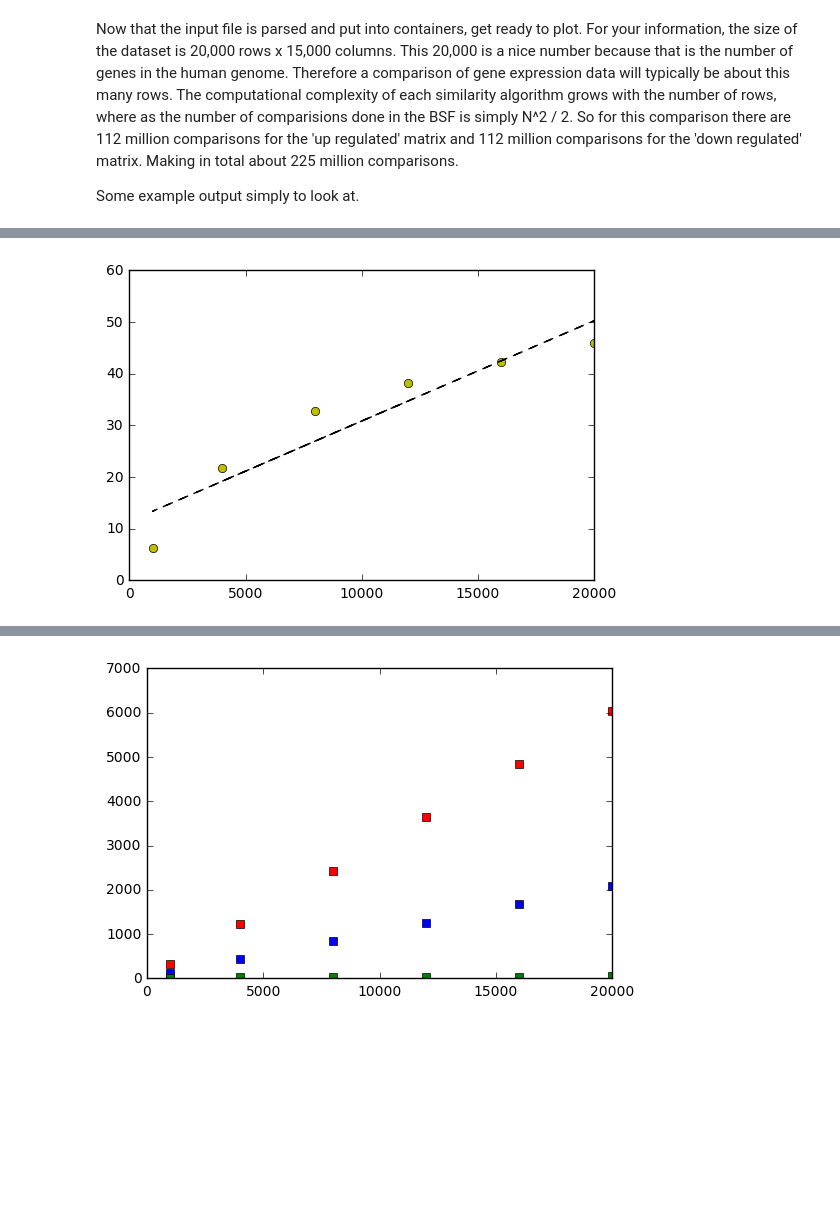
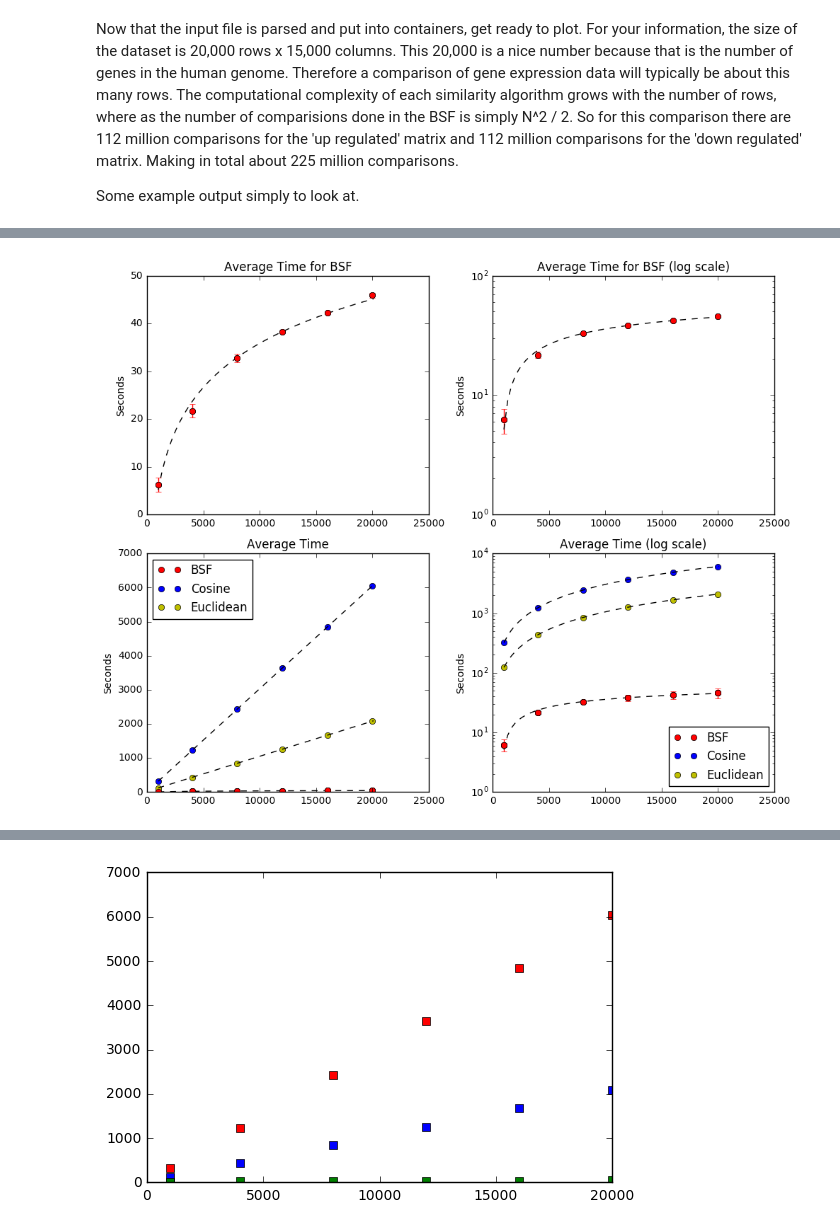
Before and after one commit to samuelpayne/TimeTrialsForBSF, a Jupyter notebook: GraphTimeTrials.ipynb, the cells around one changed output, grey strips where cells are left out. Saved outputs shown, nothing was run; the diff lists cells and outputs as text; code cells hidden in the pictures; blank space fills up the shorter version.

Commit message:
fix the curve fitting and add CI in  the final figure

```diff
--- a/GraphTimeTrials.ipynb
+++ b/GraphTimeTrials.ipynb
@@ -28,28 +30,86 @@ import matplotlib.pyplot as plt
 # %%
 #BitLengths = number of bits in a signature. called 'bl' for short
-bl = list(Parser.SeriesData["cosine"].AverageTime.keys())
-cosine_observedtimes = list(Parser.SeriesData["cosine"].AverageTime.values())
-euclidean_observedtimes = list(Parser.SeriesData["euclidean"].AverageTime.values())
-bsf_observedtimes = list(Parser.SeriesData["original popcount"].AverageTime.values())
+bl = np.array(list(Parser.SeriesData["cosine"].AverageTime.keys()), dtype='float')
+cosine_observedtimes = np.array(list(Parser.SeriesData["cosine"].AverageTime.values()), dtype='float')
+euclidean_observedtimes = np.array(list(Parser.SeriesData["euclidean"].AverageTime.values()), dtype='float')
+bsf_observedtimes = np.array(list(Parser.SeriesData["original popcount"].AverageTime.values()), dtype='float')
+bl = np.sort(bl)
+cosine_observedtimes = np.sort(cosine_observedtimes)
+euclidean_observedtimes = np.sort(euclidean_observedtimes)
+bsf_observedtimes = np.sort(bsf_observedtimes)
 
 #now make fit functions, like in an example that I found online
 #(http://stackoverflow.com/questions/6148207/linear-regression-with-matplotlib-numpy)
 #all functions have the same bit length, so they all use 'bl' as the x coordinate
-fit_cosine = np.polyfit(bl, cosine_observedtimes, 1)
-fit_cosine_fx = np.poly1d(fit_cosine)
-fit_euclidean = np.polyfit(bl, euclidean_observedtimes, 1)
-fit_euclidean_fx = np.poly1d(fit_euclidean)
-fit_bsf = np.polyfit(bl, bsf_observedtimes, 1)
-fit_bsf_fx = np.poly1d(fit_bsf)
+x_new = np.linspace(bl[0], bl[-1]+100, num=len(bl)*10)
+cosine_coefs = poly.polyfit(bl, cosine_observedtimes, 1)
+cosine_ffit = poly.polyval(x_new, cosine_coefs)
+euclidean_coefs = poly.polyfit(bl, euclidean_observedtimes, 1)
+euclidean_ffit = poly.polyval(x_new, euclidean_coefs)
+# fit to y = a + b logx
+bsf_coefs = poly.polyfit(np.log(bl), bsf_observedtimes, 1)
+bsf_ffit = poly.polyval(np.log(x_new), bsf_coefs)
+
+# calculate 95% confidence interval for the mean of N draws
+def get_CI(mu, sigma, prob=0.90, num = 1):
+    _min, _max = stats.norm.interval(prob, loc=mu, scale=sigma/np.sqrt(num))
+    return [mu-_min, _max-mu]
+
+cosine_err = []
+euclidean_err = []
+bsf_err = []
+
+for time in bl:
+    cosine_err.append(get_CI(Parser.SeriesData["cosine"].AverageTime[time], Parser.SeriesData["cosine"].StdevTime[time]))
+    euclidean_err.append(get_CI(Parser.SeriesData["euclidean"].AverageTime[time], Parser.SeriesData["euclidean"].StdevTime[time]))
+    bsf_err.append(get_CI(Parser.SeriesData["original popcount"].AverageTime[time], Parser.SeriesData["original popcount"].StdevTime[time]))
 
 #show the fit function, just for fun
-plt.plot(bl, bsf_observedtimes, 'yo', bl, fit_bsf_fx(bl), '--k')
-#plt.plot(bl, cosine_observedtimes, 'yo', bl, fit_cosine_fx(bl), '--k')
-#plt.plot(bl, euclidean_observedtimes, 'yo', bl, fit_euclidean_fx(bl), '--k')
-plt.show()
+plt.figure(figsize=(10,8))
+# plt.subplots_adjust(hspace=0.4)
+# t = np.arange(0.01, 20.0, 0.01)
+plt.subplot(221)
+plt.plot(bl, bsf_observedtimes, 'ro', x_new, bsf_ffit, '--k')
+plt.errorbar(bl, bsf_observedtimes, yerr=np.array(bsf_err).transpose(), fmt='ro', label='BSF')
+plt.title('Average Time for BSF')
+plt.ylabel('Seconds')
+plt.subplot(222)
+plt.semilogy(bl, bsf_observedtimes, 'ro', x_new, bsf_ffit, '--k')
+plt.errorbar(bl, bsf_observedtimes, yerr=np.array(bsf_err).transpose(), fmt='ro')
+plt.title('Average Time for BSF (log scale)')
+plt.ylabel('Seconds')
+plt.subplot(223)
+plt.plot(bl, bsf_observedtimes, 'ro', label='BSF')
+plt.plot(x_new, bsf_ffit, '--k')
+plt.errorbar(bl, bsf_observedtimes, yerr=np.array(bsf_err).transpose(), fmt='ro')
+plt.plot(bl, cosine_observedtimes, 'bo', label='Cosine')
+plt.errorbar(bl, bsf_observedtimes, yerr=np.array(cosine_err).transpose(), fmt='ro')
+plt.plot(x_new, cosine_ffit, '--k')
+plt.plot(bl, euclidean_observedtimes, 'yo', label='Euclidean')
+plt.errorbar(bl, bsf_observedtimes, yerr=np.array(euclidean_err).transpose(), fmt='ro')
+plt.plot(x_new, euclidean_ffit, '--k')
+plt.title('Average Time')
+plt.ylabel('Seconds')
+plt.legend(loc=0)
+plt.subplot(224)
+plt.semilogy(bl, bsf_observedtimes, 'ro', label='BSF')
+plt.errorbar(bl, bsf_observedtimes, yerr=np.array(bsf_err).transpose(), fmt='ro')
+plt.semilogy(x_new, bsf_ffit, '--k')
+plt.semilogy(bl, cosine_observedtimes, 'bo', label='Cosine')
+plt.errorbar(bl, bsf_observedtimes, yerr=np.array(cosine_err).transpose(), fmt='ro')
+plt.semilogy(x_new, cosine_ffit, '--k')
+plt.semilogy(bl, euclidean_observedtimes, 'yo', label='Euclidean')
+plt.errorbar(bl, bsf_observedtimes, yerr=np.array(euclidean_err).transpose(), fmt='ro')
+plt.semilogy(x_new, euclidean_ffit, '--k')
+plt.title('Average Time (log scale)')
+plt.ylabel('Seconds')
+plt.legend(loc=0)
+plt.tight_layout()
+# plt.show()
+plt.savefig('fig_time_trials.png')
 
 #Now let's ask my program how long this will take for some obsenely long bit signature, like 40,000
 time_bsf_40k = fit_bsf_fx(40000)
 print (time_bsf_40k)
 # %% [output]
-[figure, old version]
+[figure, new version]
```
Also changed, not shown: parts of 4 cells of this notebook, 1 other file.
